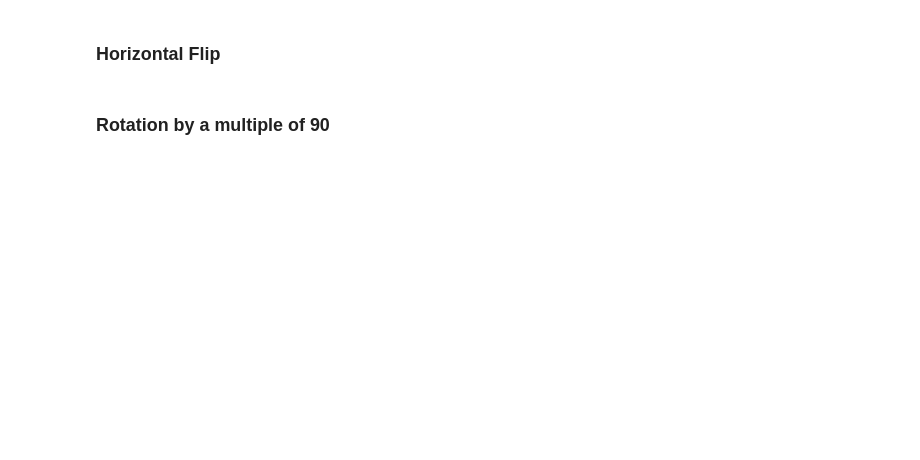
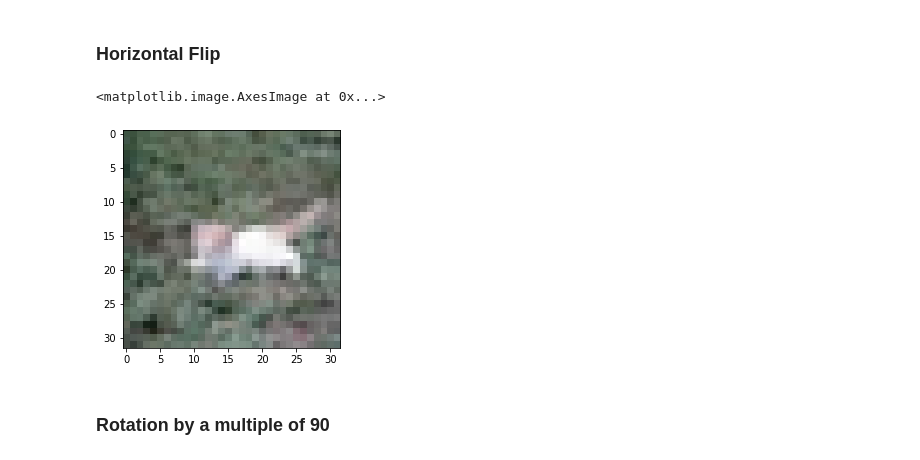
Before and after one commit to bbrown1021/Stats418Repo, a Jupyter notebook: hw3/ExtraCredit.ipynb, the cells around one changed output. Drawn from its saved outputs; the diff is of its cells as text; code cells hidden in the pictures; blank space fills up the shorter version.

```diff
--- a/hw3/ExtraCredit.ipynb
+++ b/hw3/ExtraCredit.ipynb
@@ -116,4 +52,10 @@ plt.show()
 # %% [markdown]
 ### Horizontal Flip
+# %%
+horizontal = cv2.flip(img, 1)
+plt.imshow(cv2.cvtColor(horizontal, cv2.COLOR_BGR2RGB))
+# %% [output]
+<matplotlib.image.AxesImage at 0x...>
+[figure, added]
 # %% [markdown]
 ### Rotation by a multiple of 90
```
Also changed, not shown: parts of 44 cells of this notebook, 1 other file.
